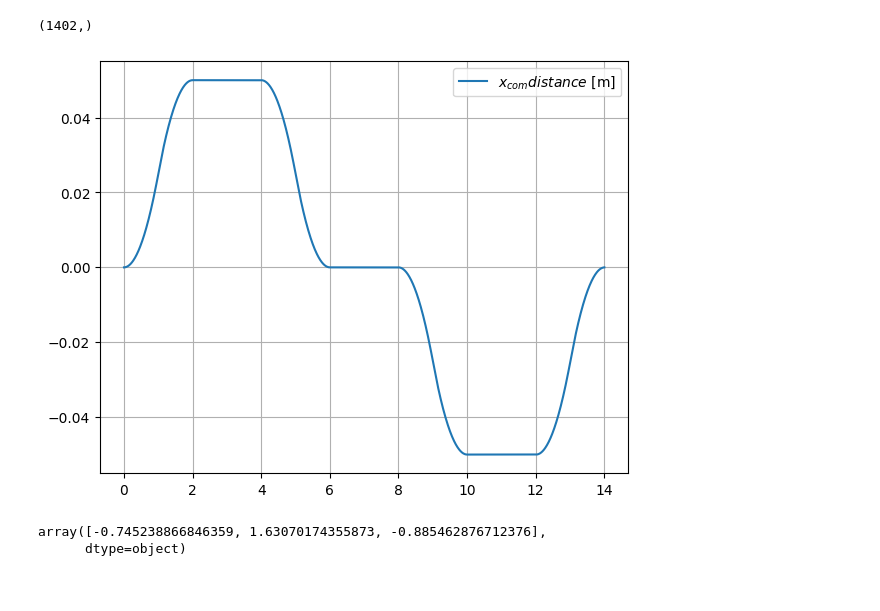
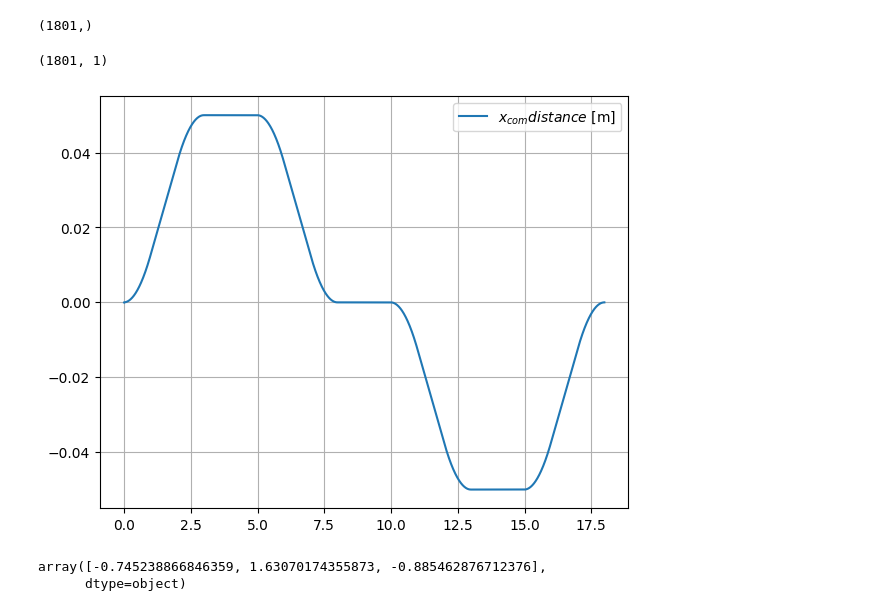
Before and after one commit to ssc166/joint_control, a Jupyter notebook: src/control_1/IK_3link.ipynb, the cells around one changed output. Cells and saved outputs as stored; diff of their text form; code cells hidden in the pictures.

```diff
--- a/src/control_1/IK_3link.ipynb
+++ b/src/control_1/IK_3link.ipynb
@@ -20,43 +20,61 @@ import modern_robotics as mr
 import time as t
 import Cal_joint as cj
 # %%
-time_0, traj_0 = utils.Trapezoidal_Traj_Gen_Given_Amax_and_T(1,2,0.01)
-horizon_path_0 = utils.Path_Gen(0, 0.05, traj_0[:,0])
-horizon_path_1 = utils.Path_Gen(0.05, 0.05, traj_0[:,0])
-horizon_path_2 = utils.Path_Gen(0.05, 0, traj_0[:,0])
-horizon_path_3 = utils.Path_Gen(0, 0, traj_0[:,0])
-horizon_path_4 = utils.Path_Gen(0, -0.05, traj_0[:,0])
-horizon_path_5 = utils.Path_Gen(-0.05, -0.05, traj_0[:,0])
-horizon_path_6 = utils.Path_Gen(-0.05, 0, traj_0[:,0])
+time_0, traj_0 = utils.Trapezoidal_Traj_Gen_Given_Amax_and_T(0.5,3,0.01)
+time_1, traj_1 = utils.Trapezoidal_Traj_Gen_Given_Amax_and_T(1,2,0.01)
 
-horizon_path_1 = np.delete(horizon_path_1,0)
-horizon_path_2 = np.delete(horizon_path_2,0)
-horizon_path_3 = np.delete(horizon_path_3,0)
-horizon_path_4 = np.delete(horizon_path_4,0)
-horizon_path_5 = np.delete(horizon_path_5,0)
+horizon_0 = utils.Path_Gen(0, 0.05, traj_0[:,0])
+horizon_1 = utils.Path_Gen(0.05, 0.05, traj_1[:,0])
+horizon_2 = utils.Path_Gen(0.05, 0, traj_0[:,0])
+horizon_3 = utils.Path_Gen(0, 0, traj_1[:,0])
+horizon_4 = utils.Path_Gen(0, -0.05, traj_0[:,0])
+horizon_5 = utils.Path_Gen(-0.05, -0.05, traj_1[:,0])
+horizon_6 = utils.Path_Gen(-0.05, 0, traj_0[:,0])
 
-horizon_path = np.hstack((horizon_path_0,horizon_path_1))
-horizon_path = np.hstack((horizon_path,horizon_path_2))
-horizon_path = np.hstack((horizon_path,horizon_path_3))
-horizon_path = np.hstack((horizon_path,horizon_path_4))
-horizon_path = np.hstack((horizon_path,horizon_path_5))
-horizon_path = np.hstack((horizon_path,horizon_path_6))
 
-horizon_path.shape
+horizon_0 = np.delete(horizon_0,0)
+horizon_1 = np.delete(horizon_1,0)
+horizon_2 = np.delete(horizon_2,0)
+horizon_3 = np.delete(horizon_3,0)
+horizon_4 = np.delete(horizon_4,0)
+horizon_5 = np.delete(horizon_5,0)
+horizon_6 = np.delete(horizon_6,0)
+
+horizon_1 = np.delete(horizon_1,-1)
+# horizon_2 = np.delete(horizon_2,-1)
+horizon_3 = np.delete(horizon_3,-1)
+# horizon_4 = np.delete(horizon_4,-1)
+horizon_5 = np.delete(horizon_5,-1)
+# horizon_6 = np.delete(horizon_6,-1)
+
+
+horizon = np.hstack((horizon_0,horizon_1))
+horizon = np.hstack((horizon,horizon_2))
+horizon = np.hstack((horizon,horizon_3))
+horizon = np.hstack((horizon,horizon_4))
+horizon = np.hstack((horizon,horizon_5))
+horizon = np.hstack((horizon,horizon_6))
+
+horizon.shape
 # %% [output]
-(1402,)
+(1801,)
+# %%
+time, traj = utils.Trapezoidal_Traj_Gen_Given_Amax_and_T(1,18,0.01)
+time.shape
+# %% [output]
+(1801, 1)
 # %%
-time, traj = utils.Trapezoidal_Traj_Gen_Given_Amax_and_T(1,14,0.01)
+time, traj = utils.Trapezoidal_Traj_Gen_Given_Amax_and_T(1,18,0.01)
 
 pl.figure(1, figsize=(15,12), dpi=100)
 pl.subplot(221);
-pl.plot(time, horizon_path);
+pl.plot(time, horizon);
 pl.legend([r'$x_{com} distance $ [m]'], loc='best')
 pl.grid()
 
 plt.show()
 # %% [output]
-[figure, old version]
+[figure, new version]
 # %%
 thetalistd = cj.get_init_pos(0.9)
 thetalistd
```
Also changed, not shown: parts of 13 cells of this notebook, 6 other files.
